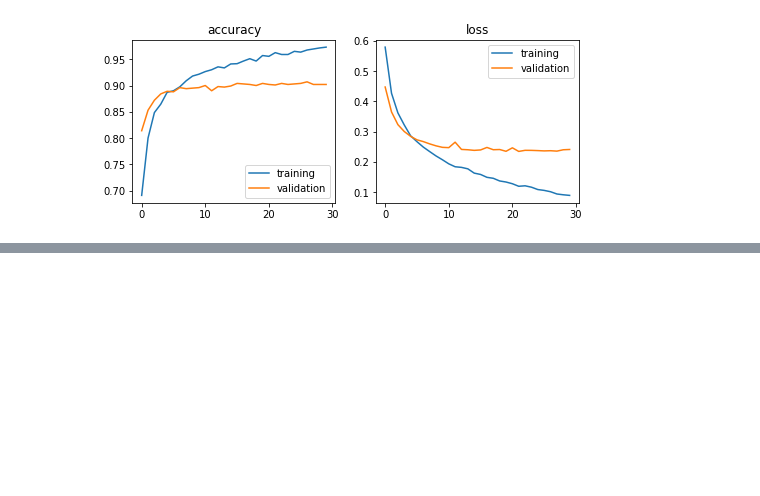
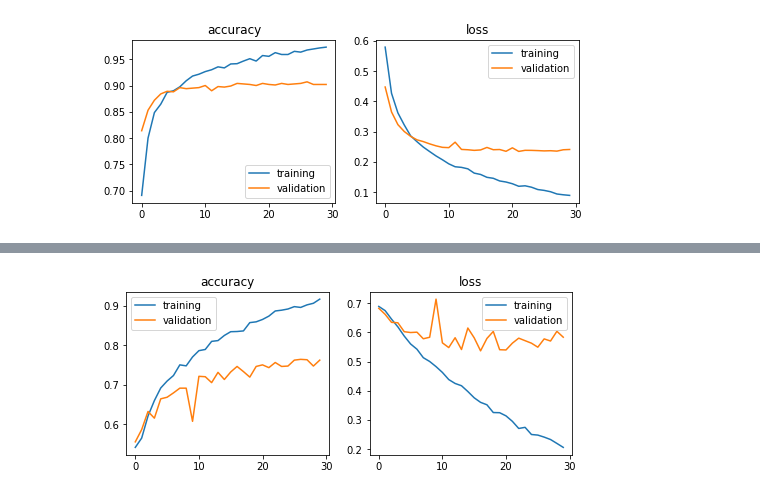
Before and after one commit to dtrad/geoml_course, a Jupyter notebook: CNN_Explained.ipynb, the cells around one changed output, grey strips where cells are left out. Drawn from its saved outputs; the diff is of its cells as text; code cells hidden in the pictures; blank space fills up the shorter version.

```diff
--- a/CNN_Explained.ipynb
+++ b/CNN_Explained.ipynb
@@ -496,0 +540,21 @@ Now we will instect feature maps.
+# %%
+from keras.preprocessing.image import ImageDataGenerator
+
+# All images will be rescaled by 1./255
+train_datagen = ImageDataGenerator(rescale=1./255)
+test_datagen = ImageDataGenerator(rescale=1./255)
+
+train_generator = train_datagen.flow_from_directory(
+        # This is the target directory
+        train_dir,
+        # All images will be resized to 150x150
+        target_size=(150, 150),
+        batch_size=20,
+        # Since we use binary_crossentropy loss, we need binary labels
+        class_mode='binary')
+
+validation_generator = test_datagen.flow_from_directory(
+        validation_dir,
+        target_size=(150, 150),
+        batch_size=20,
+        class_mode='binary')
@@ -496,0 +566,7 @@ Now we will instect feature maps.
+# %%
+history = model.fit_generator(
+      train_generator,
+      steps_per_epoch=100,
+      epochs=30,
+      validation_data=validation_generator,
+      validation_steps=50)
@@ -496,0 +593,4 @@ Now we will instect feature maps.
+# %%
+plot_history(history)
+# %% [output]
+[figure, added]
```
Also changed, not shown: parts of 12 cells of this notebook.
